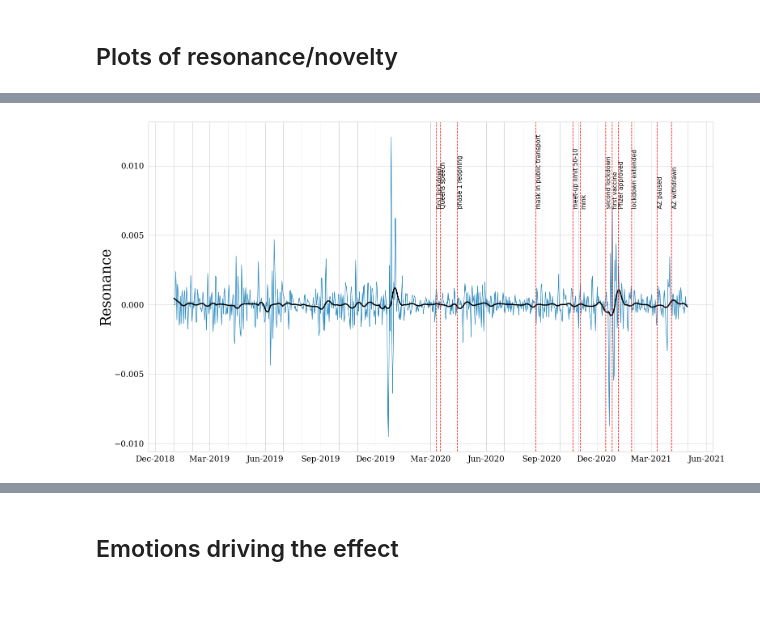
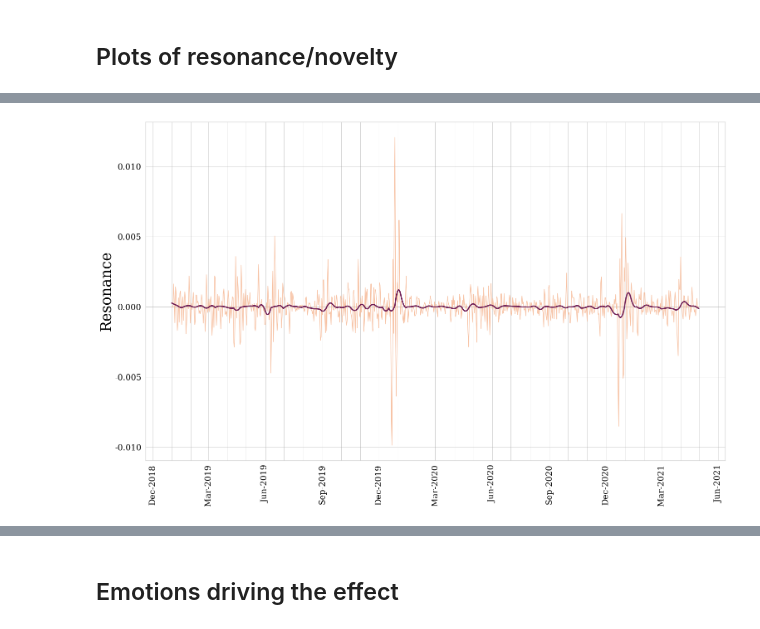
Before and after one commit to saraoe/emoDynamics, a Jupyter notebook: notebooks/vis_emotionFluxus.ipynb, the cells around one changed output, grey strips where cells are left out. Saved outputs shown, nothing was run; the diff lists cells and outputs as text; code cells hidden in the pictures; blank space fills up the shorter version.

```diff
--- a/notebooks/vis_emotionFluxus.ipynb
+++ b/notebooks/vis_emotionFluxus.ipynb
@@ -102,14 +100,16 @@ def plot_novelty_resonance(df, measure, axis_color='darkgrey', smooth=None, even
 
 
     #          0 black      1 orange  2 L blue   3 green    4 L orange  5 D blue  6 D orange 7 purple
-    palette = ["#000000", "#E69F00", "#56B4E9", "#009E73", "#F0E442", "#0072B2", "#D55E00", "#CC79A7"]
+    # palette = ["#000000", "#E69F00", "#56B4E9", "#009E73", "#F0E442", "#0072B2", "#D55E00", "#CC79A7"]
+    palette = sns.color_palette("rocket")
 
     fig, (ax1) = plt.subplots(1,1, figsize=a4_dims)
     sns.set(font_scale = 2)
 
     if smooth:
       raw_color = palette[5]
-      smooth_color = palette[0]
+      # smooth_color = palette[0]
+      smooth_color = palette[1]
     else:
       raw_color = palette[0]
 
@@ -151,7 +151,7 @@ def plot_novelty_resonance(df, measure, axis_color='darkgrey', smooth=None, even
     ax1.xaxis.set_major_formatter(date_form)
     ax1.tick_params(axis='both', labelsize=20, colors=axis_color)
     ax1.yaxis.label.set_color(axis_color)
-    # plt.xticks(rotation=90)
+    plt.xticks(rotation=90)
     every_nth = 3
     for n, label_ in enumerate(ax1.xaxis.get_ticklabels()):
         if n % every_nth != 0:
@@ -163,12 +163,20 @@ def plot_novelty_resonance(df, measure, axis_color='darkgrey', smooth=None, even
     if save_fig:
         plt.savefig(plot_name)
     plt.show()
-# %%
-measure='resonance'
-plot_novelty_resonance(df,measure=measure, smooth=150, axis_color='black', event_dict=covid_dict,
-                       save_fig=False, plot_name=f'fig/W3_{measure}_covid_events.png')
-# %% [output]
-[figure, removed]
+# %%
+measure='resonance'
+save = False
+smooth = True
+
+if smooth:
+    plot_name = f'../fig/{file}_{measure}_wsmooth{span}.png'
+else:
+    plot_name = f'../fig/{file}_{measure}.png'
+
+plot_novelty_resonance(df,measure=measure, smooth=smooth, axis_color='black', event_dict=None,
+                       save_fig=save, plot_name=plot_name)
+# %% [output]
+[figure, added]
 # %%
 def plot_two_signals(measure: str, df1, df2, label1=None, label2=None, fontsize=20, plot_name=None):
     matplotlib.rc('ytick', labelsize=fontsize)
```
Also changed, not shown: parts of 20 cells of this notebook, 1 other file.
